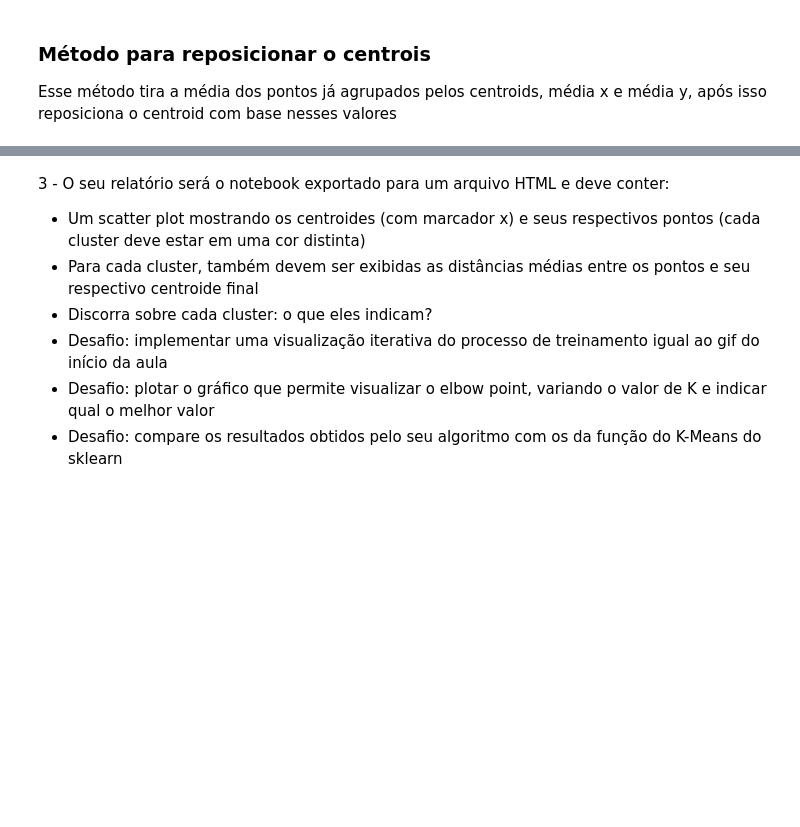
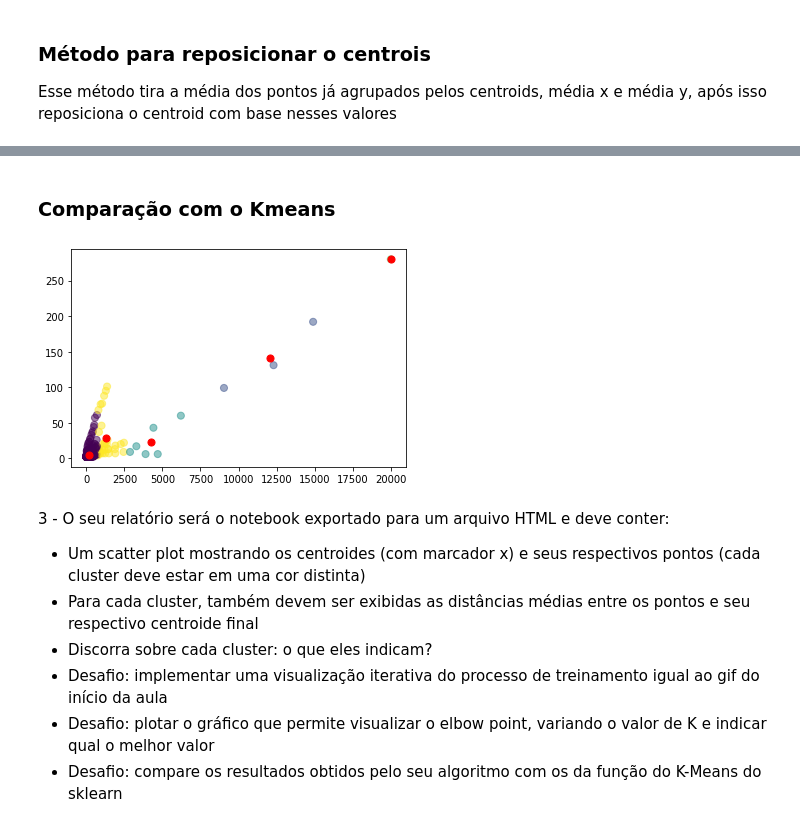
Before and after one commit to alanpadua/AprendizadoNaoSupervisionado_trab01, a Jupyter notebook: main.ipynb, the cells around one changed output, grey strips where cells are left out. Saved outputs shown, nothing was run; the diff lists cells and outputs as text; code cells hidden in the pictures; blank space fills up the shorter version.

```diff
--- a/main.ipynb
+++ b/main.ipynb
@@ -236,3 +257,23 @@ Centroid Saida:   [[287, 7], [10675, 115], [17458, 236]]
+# %% [markdown]
+### Comparação com o Kmeans
+# %%
+X = conjunto['cases'].values.reshape(-1,1)
+y = conjunto['deaths'].values.reshape(-1,1)
+
+conjunto_tratado = conjunto[['cases', 'deaths']]
+
+kmeans = KMeans(n_clusters=5).fit(conjunto_tratado)
+centroids = kmeans.cluster_centers_
+
+# print(centroids)
+# print(kmeans.labels_)
+
+# Plotting the cluster centers and the data points on a 2D plane
+plt.scatter(conjunto_tratado['cases'], conjunto_tratado['deaths'], c=kmeans.labels_.astype(float), s=50, alpha=0.5)
+plt.scatter(centroids[:, 0], centroids[:, 1], c='red', s=50)
+plt.show()
+# %% [output]
+[figure, added]
 # %% [markdown]
 3 - O seu relatório será o notebook exportado para um arquivo HTML e deve conter:
 
```
Also changed, not shown: parts of 10 cells of this notebook, 2 other files.
